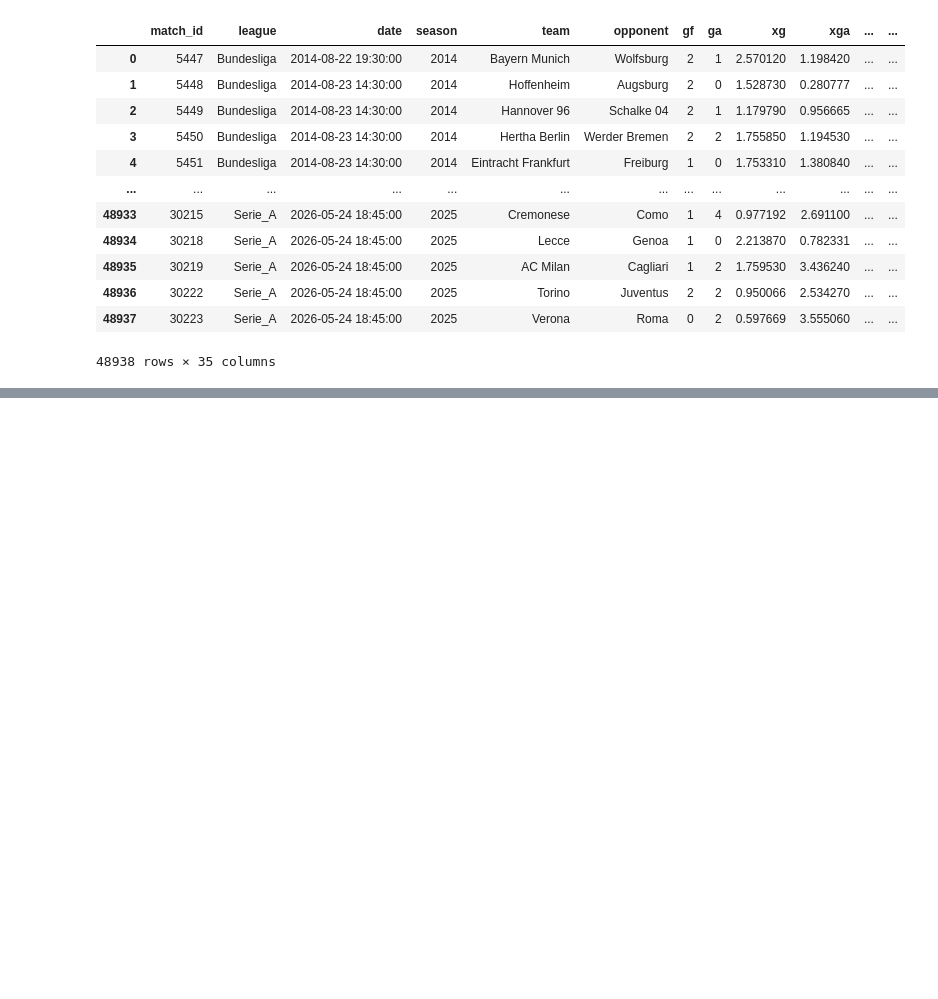
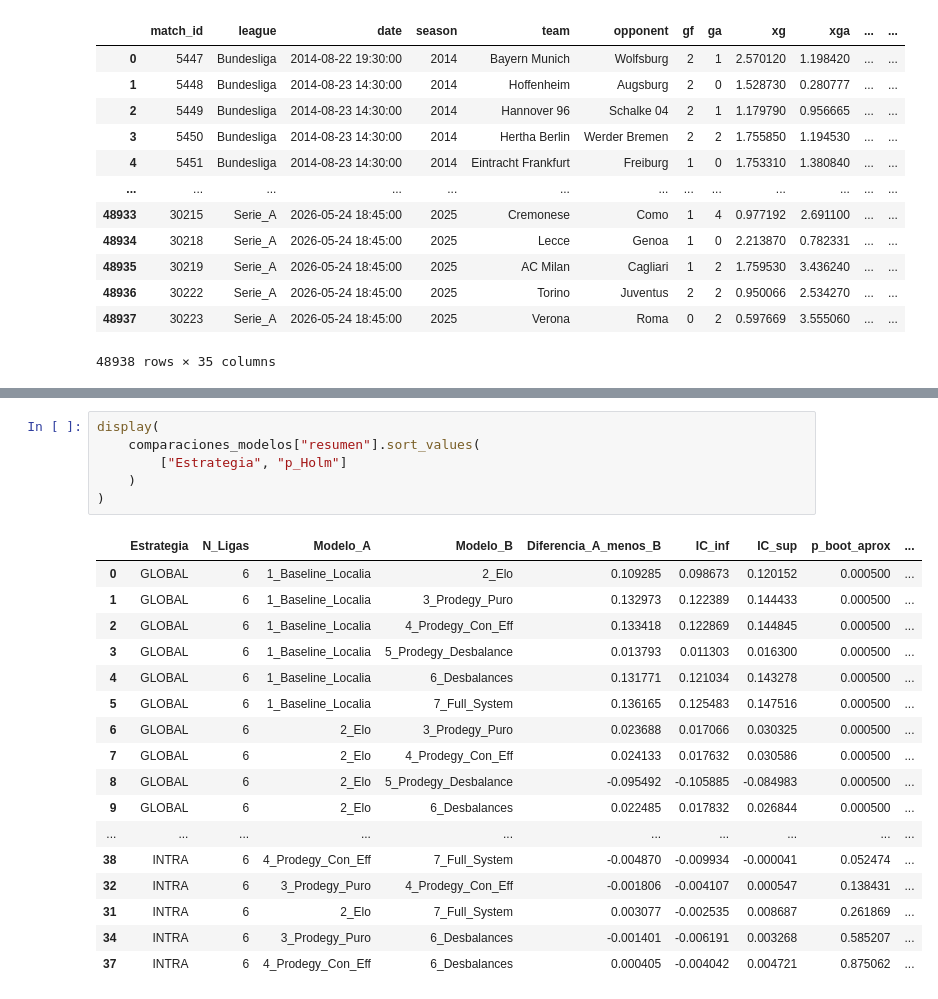
Before and after one commit to SantiDrelewicz/prode, a Jupyter notebook: notebooks/EvaluacionProde.ipynb, the cells around one changed output, grey strips where cells are left out. Drawn from its saved outputs; the diff is of its cells as text; blank space fills up the shorter version.

```diff
--- a/notebooks/EvaluacionProde.ipynb
+++ b/notebooks/EvaluacionProde.ipynb
@@ -458,0 +1297,24 @@ display(resultados["comparacion"])
+# %%
+display(
+    comparaciones_modelos["resumen"].sort_values(
+        ["Estrategia", "p_Holm"]
+    )
+)
+# %% [output]
+|  | Estrategia | N_Ligas | Modelo_A | Modelo_B | Diferencia_A_menos_B | IC_inf | IC_sup | p_boot_aprox | ... |
+| 0 | GLOBAL | 6 | 1_Baseline_Localia | 2_Elo | 0.109285 | 0.098673 | 0.120152 | 0.000500 | ... |
+| 1 | GLOBAL | 6 | 1_Baseline_Localia | 3_Prodegy_Puro | 0.132973 | 0.122389 | 0.144433 | 0.000500 | ... |
+| 2 | GLOBAL | 6 | 1_Baseline_Localia | 4_Prodegy_Con_Eff | 0.133418 | 0.122869 | 0.144845 | 0.000500 | ... |
+| 3 | GLOBAL | 6 | 1_Baseline_Localia | 5_Prodegy_Desbalance | 0.013793 | 0.011303 | 0.016300 | 0.000500 | ... |
+| 4 | GLOBAL | 6 | 1_Baseline_Localia | 6_Desbalances | 0.131771 | 0.121034 | 0.143278 | 0.000500 | ... |
+| 5 | GLOBAL | 6 | 1_Baseline_Localia | 7_Full_System | 0.136165 | 0.125483 | 0.147516 | 0.000500 | ... |
+| 6 | GLOBAL | 6 | 2_Elo | 3_Prodegy_Puro | 0.023688 | 0.017066 | 0.030325 | 0.000500 | ... |
+| 7 | GLOBAL | 6 | 2_Elo | 4_Prodegy_Con_Eff | 0.024133 | 0.017632 | 0.030586 | 0.000500 | ... |
+| 8 | GLOBAL | 6 | 2_Elo | 5_Prodegy_Desbalance | -0.095492 | -0.105885 | -0.084983 | 0.000500 | ... |
+| 9 | GLOBAL | 6 | 2_Elo | 6_Desbalances | 0.022485 | 0.017832 | 0.026844 | 0.000500 | ... |
+| ... | ... | ... | ... | ... | ... | ... | ... | ... | ... |
+| 38 | INTRA | 6 | 4_Prodegy_Con_Eff | 7_Full_System | -0.004870 | -0.009934 | -0.000041 | 0.052474 | ... |
+| 32 | INTRA | 6 | 3_Prodegy_Puro | 4_Prodegy_Con_Eff | -0.001806 | -0.004107 | 0.000547 | 0.138431 | ... |
+| 31 | INTRA | 6 | 2_Elo | 7_Full_System | 0.003077 | -0.002535 | 0.008687 | 0.261869 | ... |
+| 34 | INTRA | 6 | 3_Prodegy_Puro | 6_Desbalances | -0.001401 | -0.006191 | 0.003268 | 0.585207 | ... |
+| 37 | INTRA | 6 | 4_Prodegy_Con_Eff | 6_Desbalances | 0.000405 | -0.004042 | 0.004721 | 0.875062 | ... |
```
Also changed, not shown: parts of 14 cells of this notebook.
